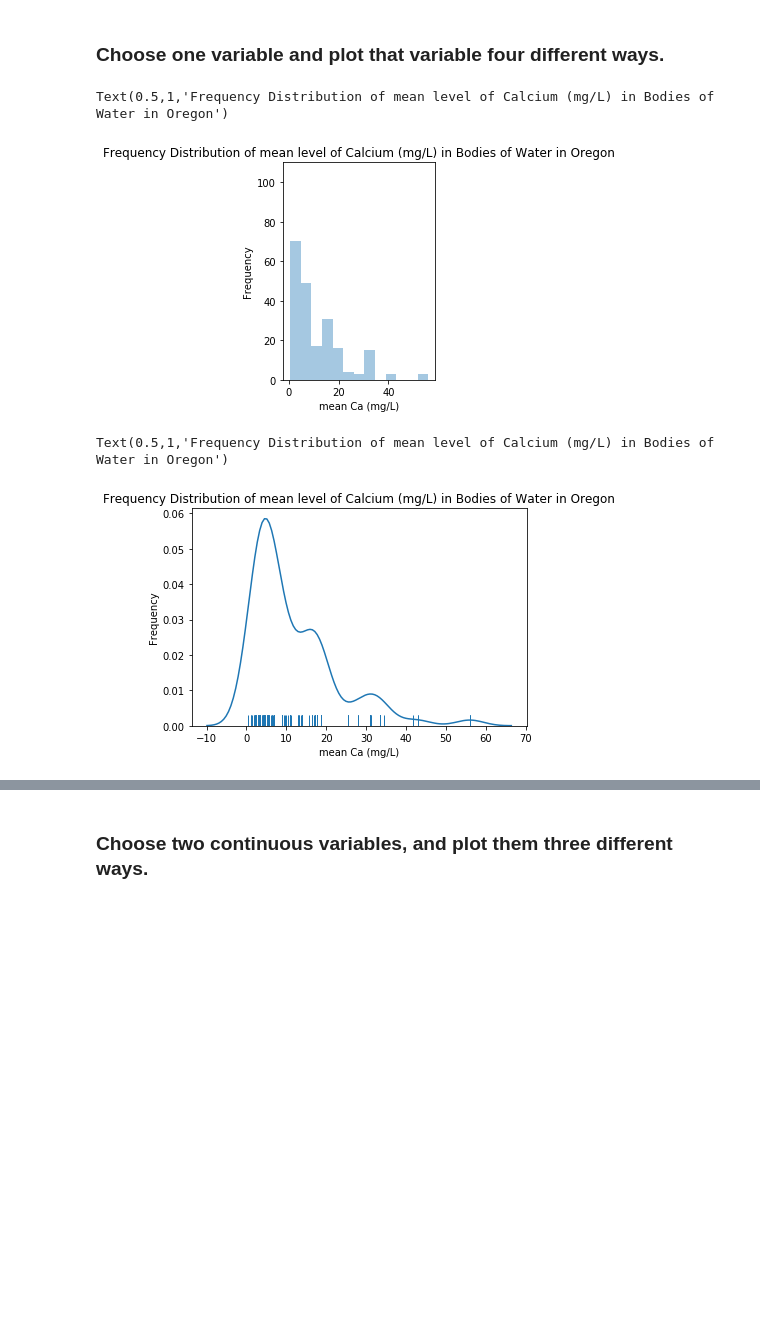
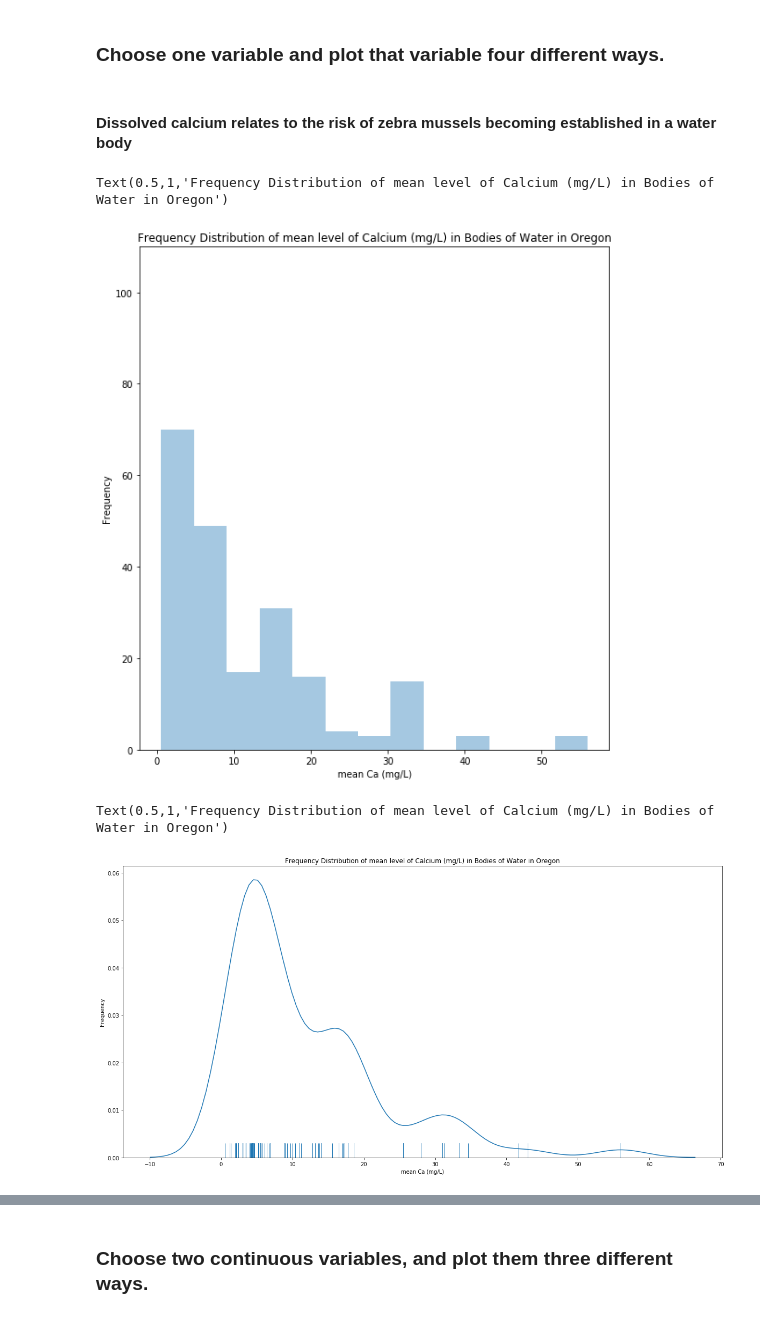
Before and after one commit to msflebedorf/bootcamp, a Jupyter notebook: unit_1/Unit 1 Lesson 3 Visualization.ipynb, the cells around one changed output, grey strips where cells are left out. Saved outputs shown, nothing was run; the diff lists cells and outputs as text; code cells hidden in the pictures; blank space fills up the shorter version.

```diff
--- a/unit_1/Unit 1 Lesson 3 Visualization.ipynb
+++ b/unit_1/Unit 1 Lesson 3 Visualization.ipynb
@@ -96,5 +94,3 @@ zmussels.rank_sum_2009 = zmussels.rank_sum_2009.replace('.','NaN')
-# %%
-zmussels.rank_sum_2009 = zmussels.rank_sum_2009.astype('float')
 # %% [markdown]
 Choosing to replace '.' with zero ramps (as opposed to not known)
 # %%
@@ -104,7 +102,7 @@ zmussels.num_ramps = zmussels.num_ramps.astype('int32')
 # %%
 zmussels.num_trnmboats_2006_08 = zmussels.num_trnmboats_2006_08.replace('.','0')
 # %%
-zmussels.num_trnmboats_2006_08 = zmussels.num_trnmboats_2006_08.astype('int32')
+zmussels.num_trnmboats_2006_08 = zmussels.num_trnmboats_2006_08.astype('int')
 # %%
 zmussels.dtypes
 # %% [output]
@@ -137,17 +135,19 @@ zmwaid = zmussels.loc[(zmussels['state_province'].isin(['WA','ID']))]
 zmusselsid = zmussels.loc[(zmussels['state_province']=='ID')]
 # %% [markdown]
 ### Choose one variable and plot that variable four different ways.
+# %% [markdown]
+####  Dissolved calcium relates to the risk of zebra mussels becoming established in a water body
 # %%
-#Dissolved calcium relates to the risk of zebra mussels becoming established in a water body
+plt.rcParams['figure.figsize'] = (20.0, 10.0)
 plt.subplot(1, 2, 1)
 plt.ylim(0,110)
 sns.distplot(zmusselsor.mean_ca_mg_2009, kde=False)
 plt.xlabel('mean Ca (mg/L)')
 plt.ylabel('Frequency')
 plt.title('Frequency Distribution of mean level of Calcium (mg/L) in Bodies of Water in Oregon')
 # %% [output]
 Text(0.5,1,'Frequency Distribution of mean level of Calcium (mg/L) in Bodies of Water in Oregon')
-[figure, old version]
+[figure, new version]
 # %%
 #density, rug, no hist
 sns.distplot(zmusselsor.mean_ca_mg_2009, hist=False, rug=True)
@@ -156,7 +156,7 @@ plt.ylabel('Frequency')
 plt.title('Frequency Distribution of mean level of Calcium (mg/L) in Bodies of Water in Oregon')
 # %% [output]
 Text(0.5,1,'Frequency Distribution of mean level of Calcium (mg/L) in Bodies of Water in Oregon')
-[figure, old version]
+[figure, new version]
 # %%
 sns.violinplot(x="state_province", y="mean_ca_mg_2009", data=zmussels, split = True,
                inner="stick", palette="Set3")
```
Also changed, not shown: parts of 18 cells of this notebook, 1 other file.
